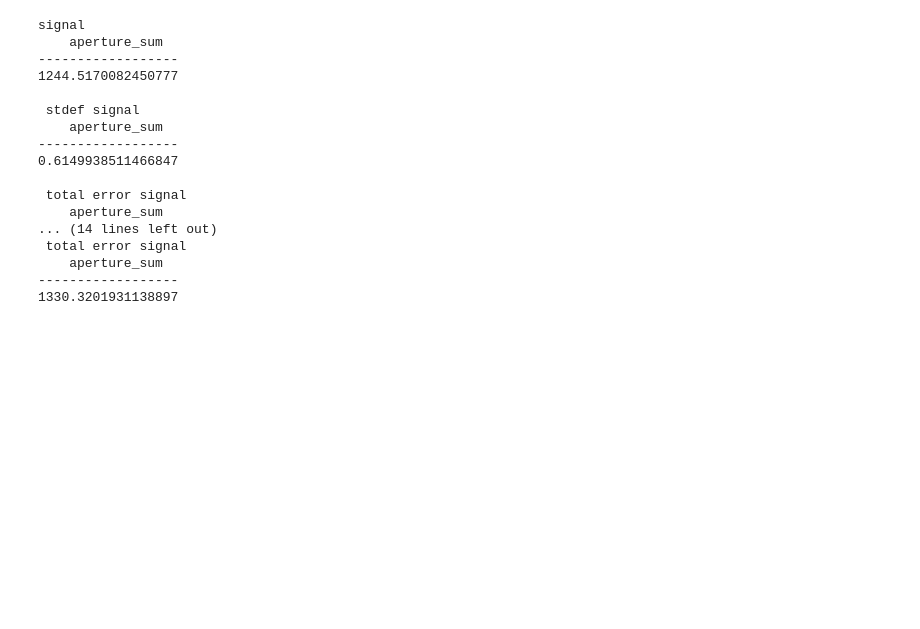
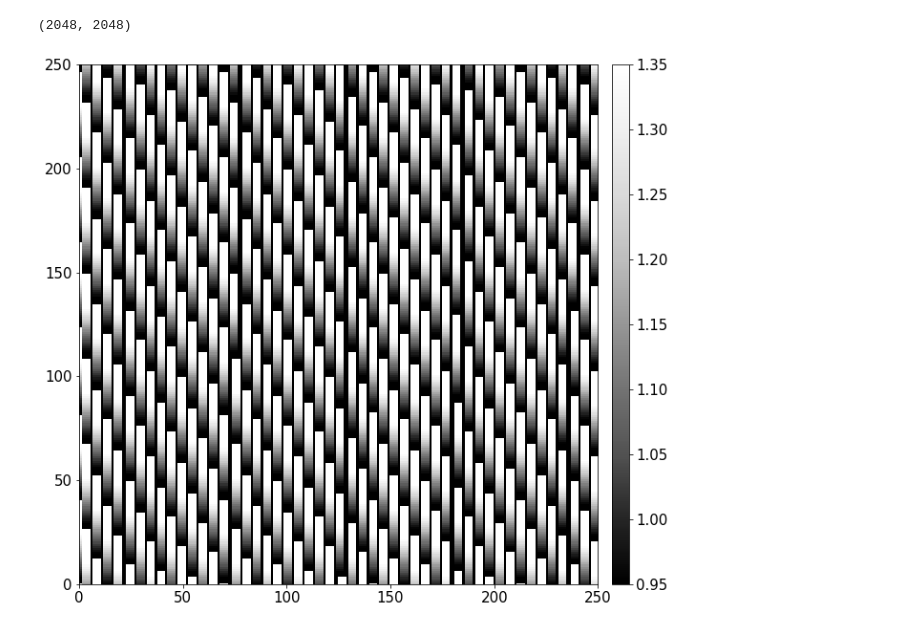
Before and after one commit to ardjansturm/Documenten-Git, a Jupyter notebook: reducing.ipynb, the cells around one changed output. Saved outputs shown, nothing was run; the diff lists cells and outputs as text; code cells hidden in the pictures; blank space fills up the shorter version.

Commit message:
code for plots in reducing

```diff
--- a/reducing.ipynb
+++ b/reducing.ipynb
@@ -174,50 +17,0 @@ plotazimuthal(SDI_tot,ADI_tot)
-# %%
-def signalerror(mask,data,aperture):
-    mask_area = np.ones_like(data)
-    area = aperture_photometry(mask_area, aperture, mask = mask)
-    sgn = aperture_photometry(ADI_tot, aperture, mask = mask)
-    mean = sgn['aperture_sum']/area['aperture_sum']
-    stdef_inter = aperture_photometry((data-mean)**2, aperture, mask = mask)
-    stdef = np.sqrt(1./area['aperture_sum']*stdef_inter['aperture_sum'])
-    toterr = stdef * area['aperture_sum']
-    return stdef,toterr
-
-def flux(data,mask = False):
-    mask_non,mask_with,aperture = sgnapertures()
-    phot_table_sgn = aperture_photometry(data, aperture, mask = mask_with)
-    phot_table_bkg = aperture_photometry(data, aperture, mask = mask_non)
-    if mask == True:
-        return phot_table_sgn['aperture_sum'],phot_table_bkg['aperture_sum'],mask_non,mask_with,aperture
-    return phot_table_sgn['aperture_sum'],phot_table_bkg['aperture_sum']
-
-def printsgnval(data):
-    sgn,bkg,mask_non,mask_with,aperture = flux(data,mask = True)
-    stdef,toterr = signalerror(mask_with,data,aperture)
-    stdef_bkg,toterr_bkg = signalerror(mask_non,data,aperture)
-    print('signal \n',sgn)
-    print('\n stdef signal \n',stdef)
-    print('\n total error signal \n',toterr)
-    print('\n \n background \n',bkg)
-    print('\n stdef background \n',stdef_bkg)
-    print('\n total error signal \n',toterr_bkg)
-
-
-printsgnval(SDI_tot)
-# %% [output]
-signal
-    aperture_sum
-------------------
-1244.5170082450777
-
- stdef signal
-    aperture_sum
-------------------
-0.6149938511466847
-
- total error signal
-    aperture_sum
-... (14 lines left out)
- total error signal
-    aperture_sum
-------------------
-1330.3201931138897
@@ -347,25 +18,44 @@ def extractheader(line,name,path):
 # %%
 def singleplot(data,vmin = 0,vmax = 100,name = None,lognorm = False,cutmin = 0,cutmax = 291,\
                save = False, color = None,xc = 145,yc = 145, center = False, interpolation = 'nearest'):
     '''shows a single 2d image, if center = true, a small circle is added around the center of the image '''
 
     fig, ax = plt.subplots(figsize=(10,10))
 
     if lognorm == True:
         norm = LogNorm(vmin = vmin, vmax = vmax)
     else:
         norm = Normalize(vmin = vmin, vmax = vmax)
 
     im = ax.imshow(data, cmap = color,norm = norm, origin='lower')
     ax.set_ylim(cutmin,cutmax)
     ax.set_xlim(cutmin,cutmax)
+    ax.tick_params(axis='both', which='major', labelsize=15)
 
     if center == True: #adds a circle around the center pixel
         circ = plt.Circle((xc,yc),4,fill = False,color = 'white')
         plt.gca().add_artist(circ)
 
-    cbaxes = fig.add_axes([0.91, 0.125, 0.025, 0.775]) #position and width of the colorbar
+    cbaxes = fig.add_axes([0.91, 0.125, 0.025, 0.755]) #position and width of the colorbar
     cb = plt.colorbar(im, cax = cbaxes)
+    cb.ax.tick_params(labelsize=15)
 
     if save == True:
-        plt.savefig('%s.png' %(name))
+        plt.savefig('%s.pdf' %(name))
+
+IFU = fits.getdata('calibration/ifs_ifu_flat.fits', header=False)
+badpixels = fits.getdata('calibration/static_badpixels.fits',header = False)
+dark = fits.getdata('calibration/ifs_cal_background_map.fits',header = False)
+instrumentflat = fits.getdata('ifs_instrument_flat.fits',header = False)
+largescaleflat = fits.getdata('large_scale_flat_l1.fits',header = False)
+masterdetectorflat = fits.getdata('master_detector_flat_l5.fits',header = False)
+wavecalib = fits.getdata('pdt_wave_calib.fits',header = False)
+specpos = fits.getdata('spectra_positions.fits',header = False)
+
+print(np.shape(instrumentflat))
+
+singleplot(specpos,color = 'Greys_r',vmin = 0.95,vmax = 1.35,name = 'images/calibration/specpos',\
+           cutmin = 0,cutmax = 250,save = True,lognorm = False)
+# %% [output]
+(2048, 2048)
+[figure, added]
```
Also changed, not shown: parts of 27 cells of this notebook, 1 other file.
